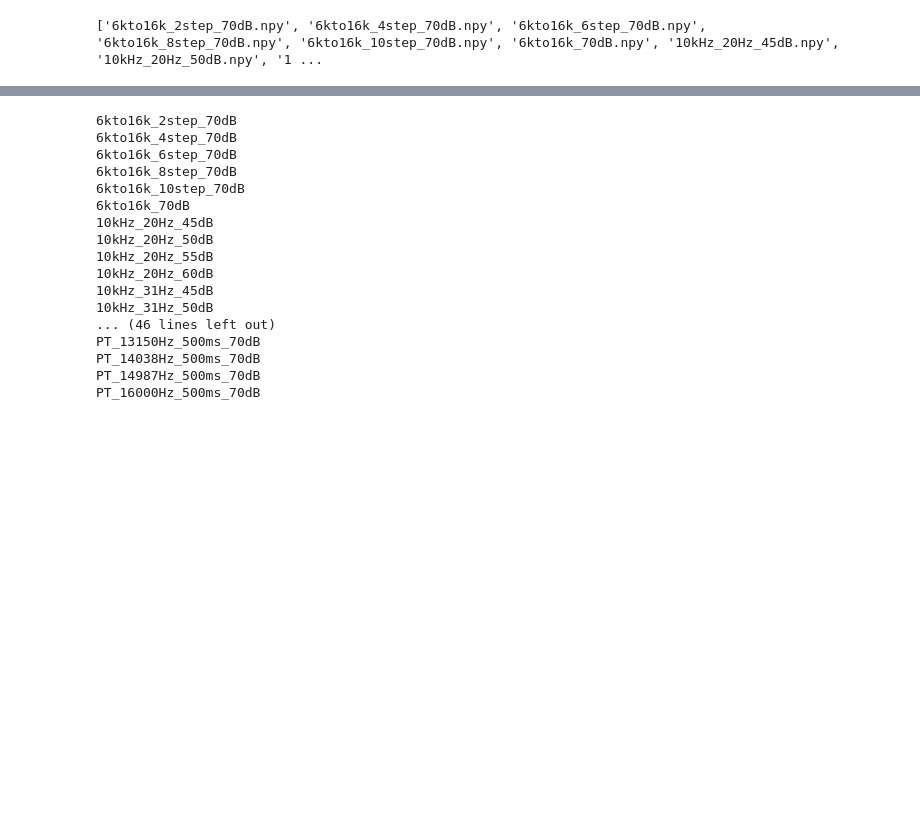
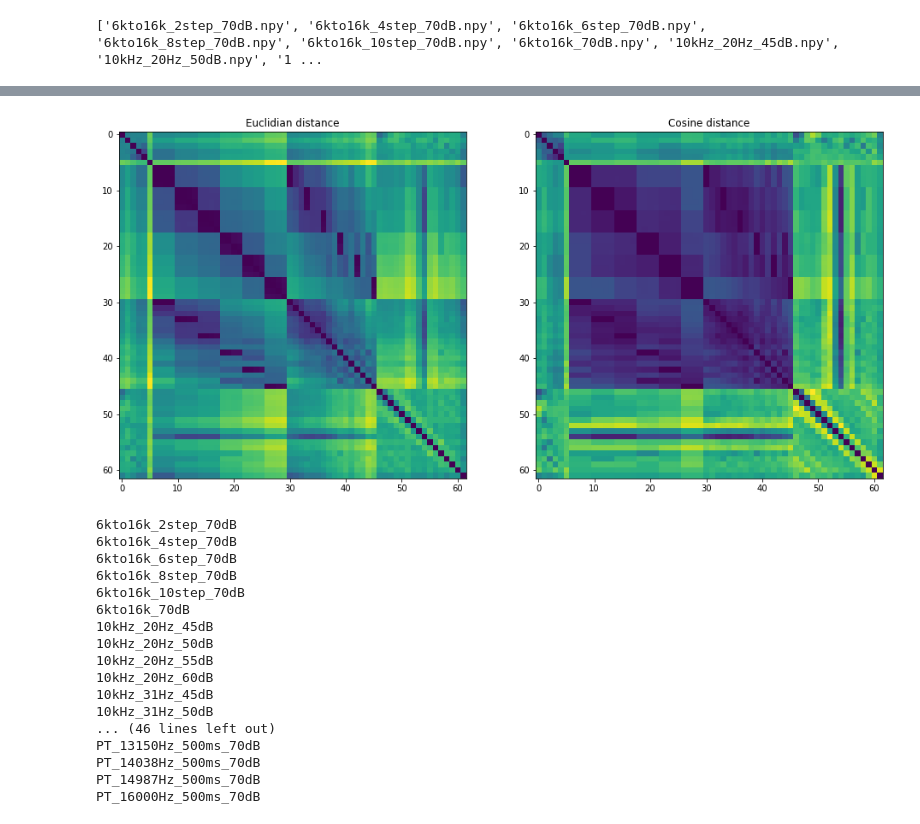
Before and after one commit to AntoninVerdier/Dimmy, a Jupyter notebook: Latent_Analysis.ipynb, the cells around one changed output, grey strips where cells are left out. Saved outputs shown, nothing was run; the diff lists cells and outputs as text; code cells hidden in the pictures; blank space fills up the shorter version.

```diff
--- a/Latent_Analysis.ipynb
+++ b/Latent_Analysis.ipynb
@@ -81,6 +80,6 @@ plt.show()
 # %%
 # Compute euclidian distance between stimulus
-fig, axs = plt.subplots(1, 2)
+fig, axs = plt.subplots(1, 2, figsize=(16, 8))
 
 euclidian_distance_matrix = np.array([proc.euclidian_distance(a, b) for a in all_latent for b in all_latent]).reshape(62, 62)
 cosine_distance_matrix = np.array([proc.cosine_distance(a, b) for a in all_latent for b in all_latent]).reshape(62, 62)
@@ -91,7 +90,7 @@ axs[1].imshow(cosine_distance_matrix)
 axs[0].set_title('Euclidian distance')
 axs[1].set_title('Cosine distance')
 
-plt.savefig('corr_matrix.png')
+plt.savefig('distances.svg')
 
 plt.show()
 for f in filenames:
@@ -102,3 +99,4 @@ for f in filenames:
+[figure, added]
 6kto16k_2step_70dB
 6kto16k_4step_70dB
 6kto16k_6step_70dB
```
Also changed, not shown: parts of 7 cells of this notebook, 4 other files.
